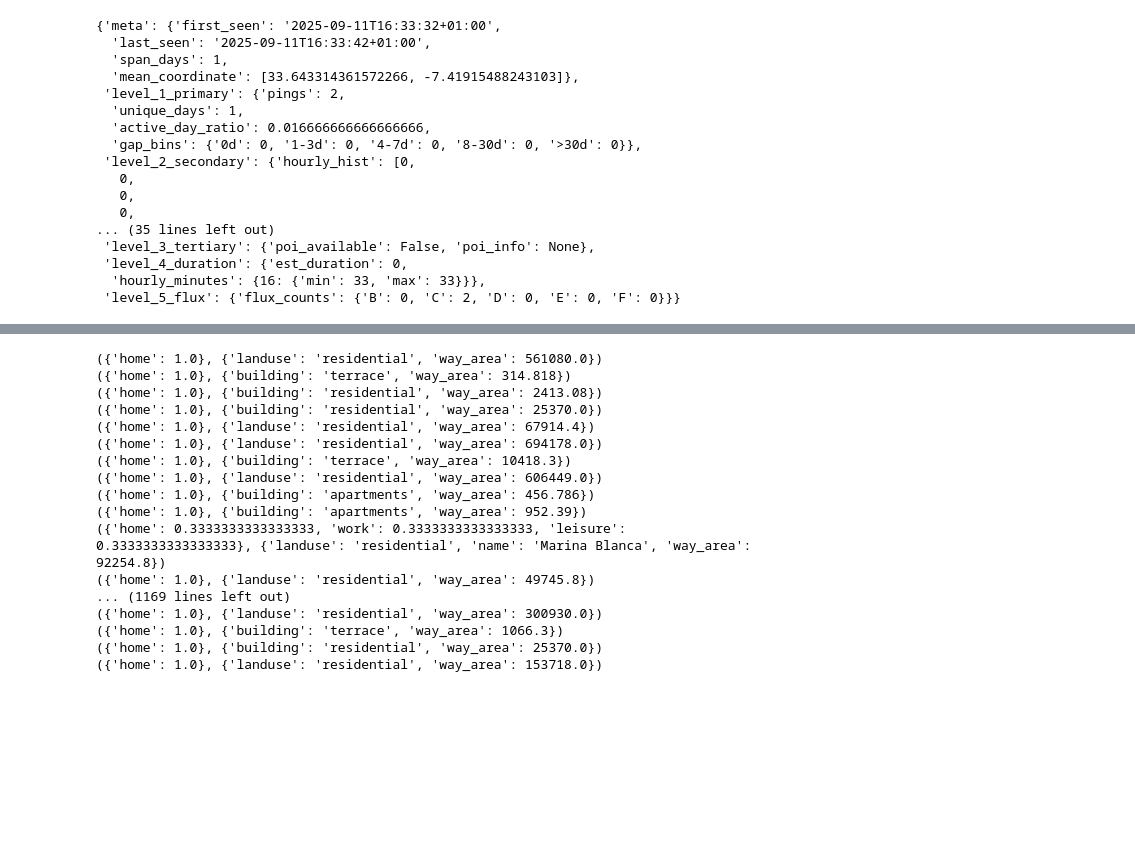
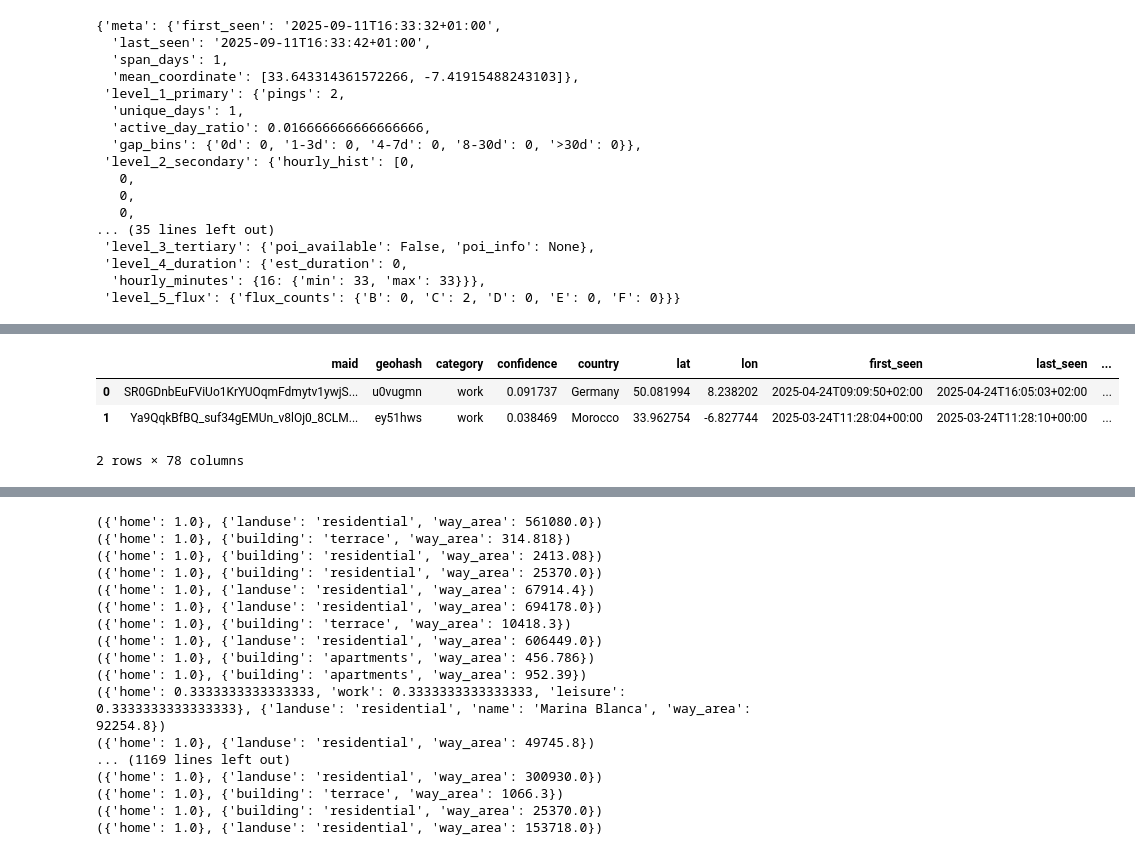
Before and after one commit to LeoNguyen868/new_casacom, a Jupyter notebook: test.ipynb, the cells around one changed output, grey strips where cells are left out. Saved outputs shown, nothing was run; the diff lists cells and outputs as text; code cells hidden in the pictures; blank space fills up the shorter version.

```diff
--- a/test.ipynb
+++ b/test.ipynb
@@ -114,2 +117,9 @@ Index(['maid', 'geohash', 'category', 'confidence', 'country', 'lat', 'lon',
 # %%
 full=pd.concat([home,work,leisure])
+# %%
+pd.read_csv('/home/hieu/Work/new_casacom/result/work_batch_0.csv')
+# %% [output]
+|  | maid | geohash | category | confidence | country | lat | lon | first_seen | last_seen | ... |
+| 0 | SR0GDnbEuFViUo1KrYUOqmFdmytv1ywjS... | u0vugmn | work | 0.091737 | Germany | 50.081994 | 8.238202 | 2025-04-24T09:09:50+02:00 | 2025-04-24T16:05:03+02:00 | ... |
+| 1 | Ya9QqkBfBQ_suf34gEMUn_v8lOj0_8CLM... | ey51hws | work | 0.038469 | Morocco | 33.962754 | -6.827744 | 2025-03-24T11:28:04+00:00 | 2025-03-24T11:28:10+00:00 | ... |
+2 rows × 78 columns
```
Also changed, not shown: parts of 7 cells of this notebook, 5 other files.
